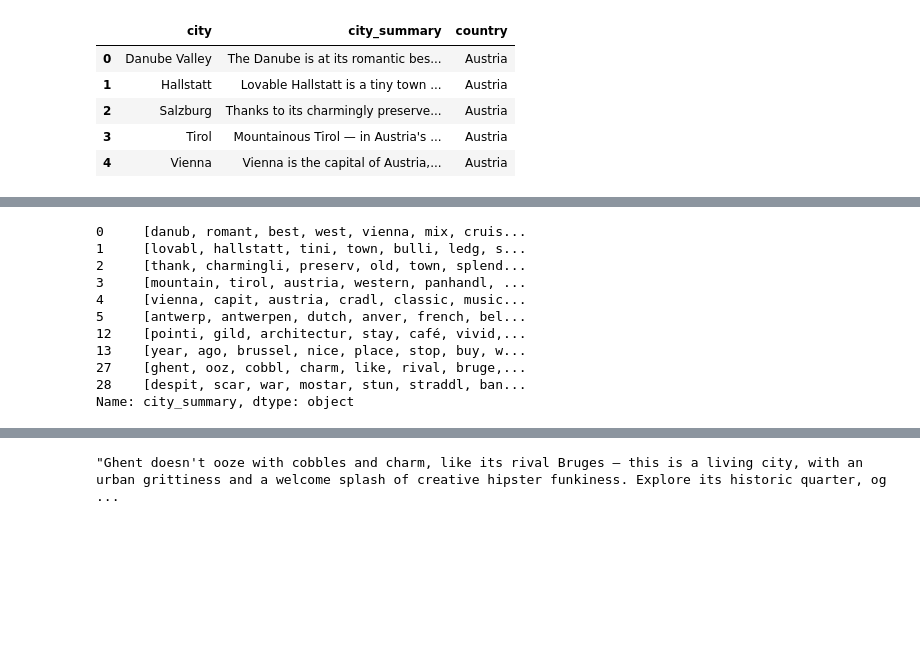
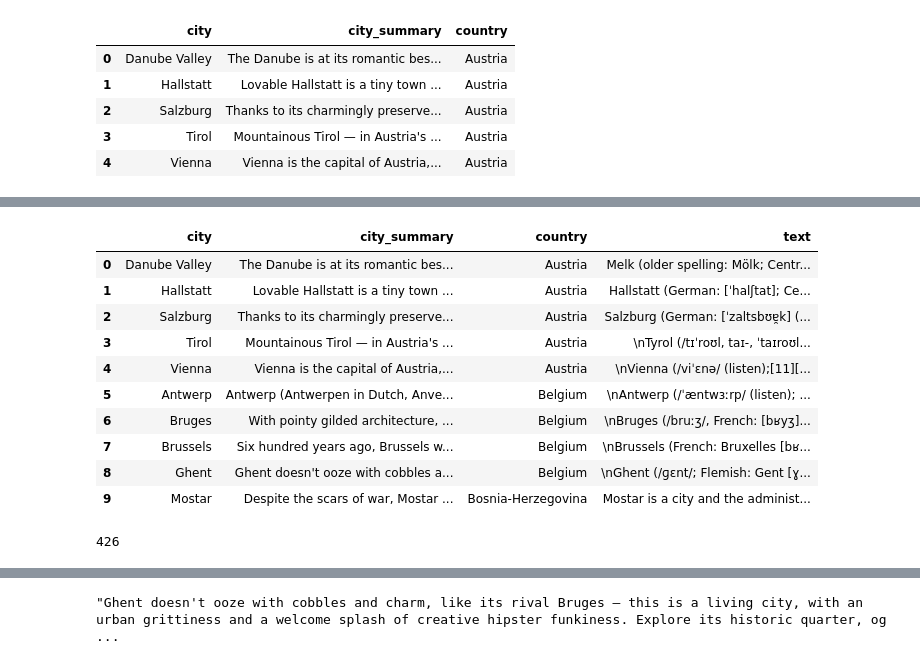
Before and after one commit to kayschulz/travel_destination_recommendation, a Jupyter notebook: data_preparation.ipynb, the cells around one changed output, grey strips where cells are left out. Cells and saved outputs as stored; diff of their text form; code cells hidden in the pictures; blank space fills up the shorter version.

```diff
--- a/data_preparation.ipynb
+++ b/data_preparation.ipynb
@@ -54,0 +42,2 @@ Original:
+# %%
+wiki_city_df = pickle.load(open('wiki_data.pkl', 'rb'))
@@ -54,0 +53,3 @@ Original:
+# %%
+wiki_city_df.drop('_id', axis=1, inplace=True)
+wiki_city_df.head()
@@ -54,0 +63,2 @@ Original:
+# %%
+wiki_city_df.drop_duplicates(inplace=True)
@@ -54,0 +188,15 @@ Original:
+# %%
+combined_descriptions_df = pd.merge(cities_df, wiki_city_df, how='left', on='city')
+combined_descriptions_df.head(10)
+# %% [output]
+|  | city | city_summary | country | text |
+| 0 | Danube Valley | The Danube is at its romantic bes... | Austria | Melk (older spelling: Mölk; Centr... |
+| 1 | Hallstatt | Lovable Hallstatt is a tiny town ... | Austria | Hallstatt (German: [ˈhalʃtat]; Ce... |
+| 2 | Salzburg | Thanks to its charmingly preserve... | Austria | Salzburg (German: [ˈzaltsbʊɐ̯k] (... |
+| 3 | Tirol | Mountainous Tirol — in Austria's ... | Austria | \nTyrol (/tɪˈroʊl, taɪ-, ˈtaɪroʊl... |
+| 4 | Vienna | Vienna is the capital of Austria,... | Austria | \nVienna (/viˈɛnə/ (listen);[11][... |
+| 5 | Antwerp | Antwerp (Antwerpen in Dutch, Anve... | Belgium | \nAntwerp (/ˈæntwɜːrp/ (listen); ... |
+| 6 | Bruges | With pointy gilded architecture, ... | Belgium | \nBruges (/bruːʒ/, French: [bʁyʒ]... |
+| 7 | Brussels | Six hundred years ago, Brussels w... | Belgium | \nBrussels (French: Bruxelles [bʁ... |
+| 8 | Ghent | Ghent doesn't ooze with cobbles a... | Belgium | \nGhent (/ɡɛnt/; Flemish: Gent [ɣ... |
+| 9 | Mostar | Despite the scars of war, Mostar ... | Bosnia-Herzegovina | Mostar is a city and the administ... |
@@ -55,15 +206,7 @@ Original:
 # %%
-processed_countries = cities_df['city_summary'].map(preprocess)
-processed_countries[:10]
+processed_countries = list(combined_descriptions_df['city_summary'].map(preprocess))
+processed_countries.extend(list(combined_descriptions_df['text'].map(preprocess)))
-# %% [output]
-0     [danub, romant, best, west, vienna, mix, cruis...
-1     [lovabl, hallstatt, tini, town, bulli, ledg, s...
-2     [thank, charmingli, preserv, old, town, splend...
-3     [mountain, tirol, austria, western, panhandl, ...
-4     [vienna, capit, austria, cradl, classic, music...
-5     [antwerp, antwerpen, dutch, anver, french, bel...
-12    [pointi, gild, architectur, stay, café, vivid,...
-13    [year, ago, brussel, nice, place, stop, buy, w...
-27    [ghent, ooz, cobbl, charm, like, rival, bruge,...
-28    [despit, scar, war, mostar, stun, straddl, ban...
-Name: city_summary, dtype: object
+# %%
+len(processed_countries)
+# %% [output]
+426
```
Also changed, not shown: parts of 23 cells of this notebook, 4 other files.
